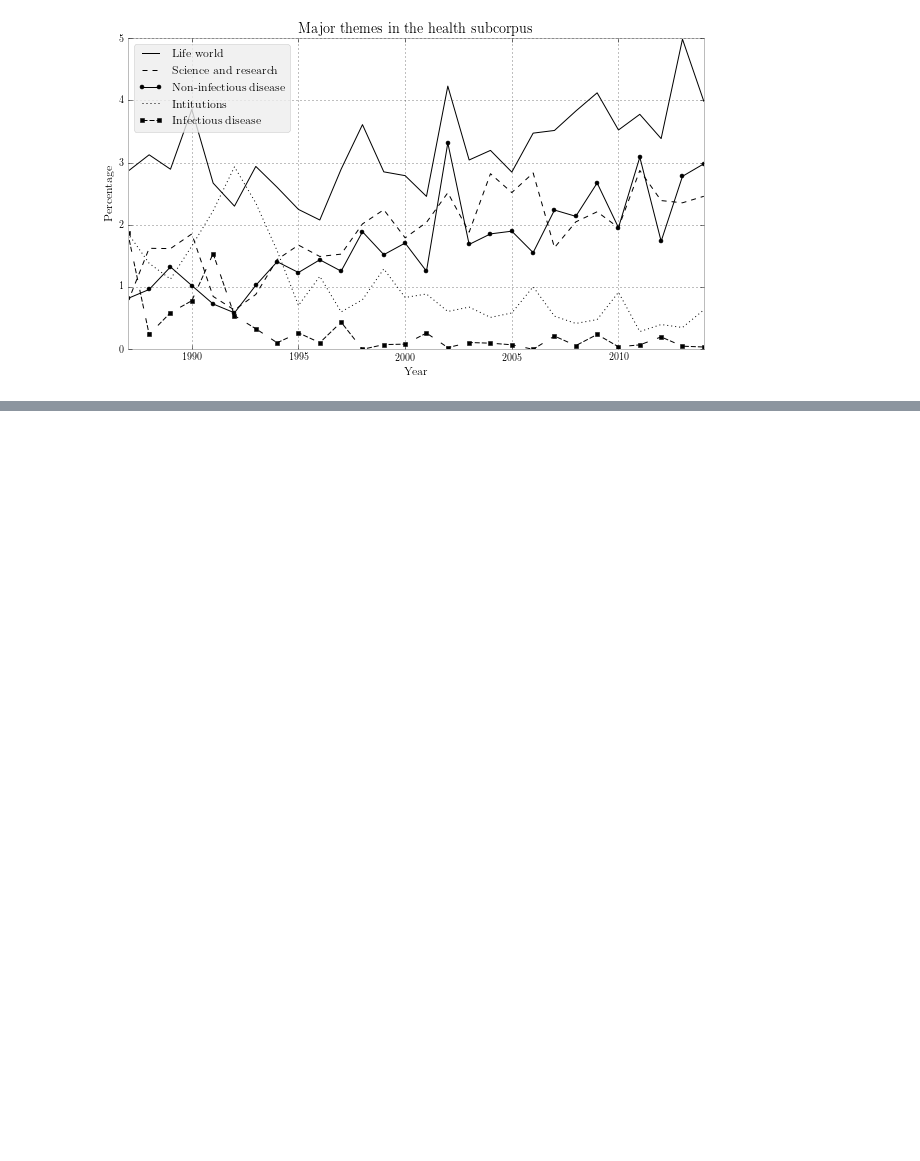
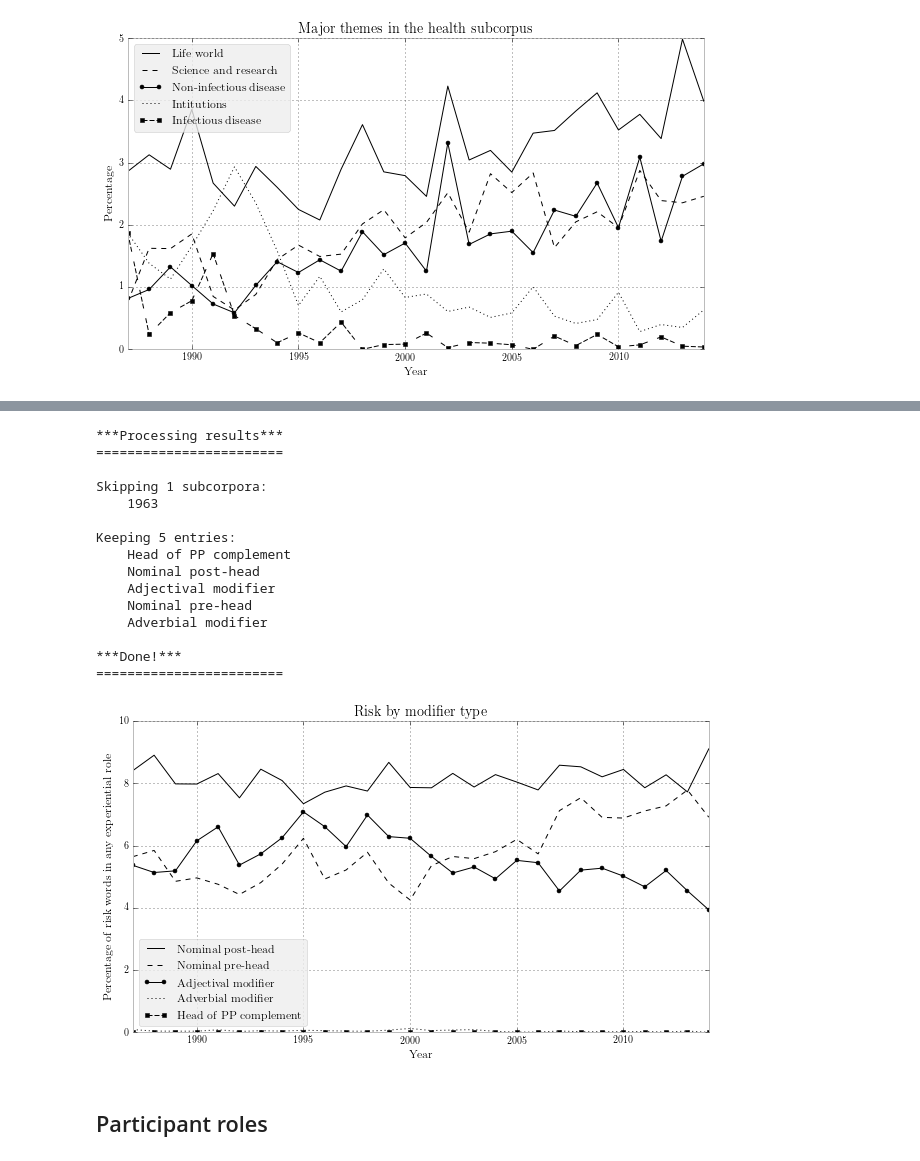
Before and after one commit to interrogator/risk, a Jupyter notebook: book_chapter_figures.ipynb, the cells around one changed output, grey strips where cells are left out. Cells and saved outputs as stored; diff of their text form; code cells hidden in the pictures; blank space fills up the shorter version.

```diff
--- a/book_chapter_figures.ipynb
+++ b/book_chapter_figures.ipynb
@@ -562,0 +822,14 @@ plotter('Major themes in the health subcorpus', themes.results,
+# %%
+mods = load_result('coll_govs_with_pos')
+
+mods = editor(mods.results, skip_entries = exp_roles['Process'])
+mods = editor(mods.results, just_entries = exp_roles['Modifier'])
+
+mod_roles = {'Nominal pre-head': r'^nn:',
+              'Nominal post-head': r'^(prep_[a-z]*:n|vmod:)',
+              'Head of PP complement': r'^prep_[a-z]*:v)',
+              'Adverbial modifier': r'^advmod:',
+              'Adjectival modifier': r'^amod:'}
+
+for name, regex in mod_roles.items():
+    mods = editor(mods.results, merge_entries = regex, newname = name)
@@ -562,0 +854,24 @@ plotter('Major themes in the health subcorpus', themes.results,
+# %%
+rel_mods = editor(mods.results, '%', all_riskwords.totals, just_entries = mod_roles.keys(),
+                  sort_by = 'total', skip_subcorpora = 1963)
+plotter('Risk by modifier type', rel_mods.results, y_label = 'Percentage of risk words in any experiential role',
+        style = 'bmh', figsize = (10, 6), black_and_white = True)
+# %% [output]
+***Processing results***
+========================
+
+Skipping 1 subcorpora:
+    1963
+
+Keeping 5 entries:
+    Head of PP complement
+    Nominal post-head
+    Adjectival modifier
+    Nominal pre-head
+    Adverbial modifier
+
+***Done!***
+========================
+[figure, added]
+# %% [markdown]
+## Participant roles
```
Also changed, not shown: parts of 33 cells of this notebook, 6 other files.
